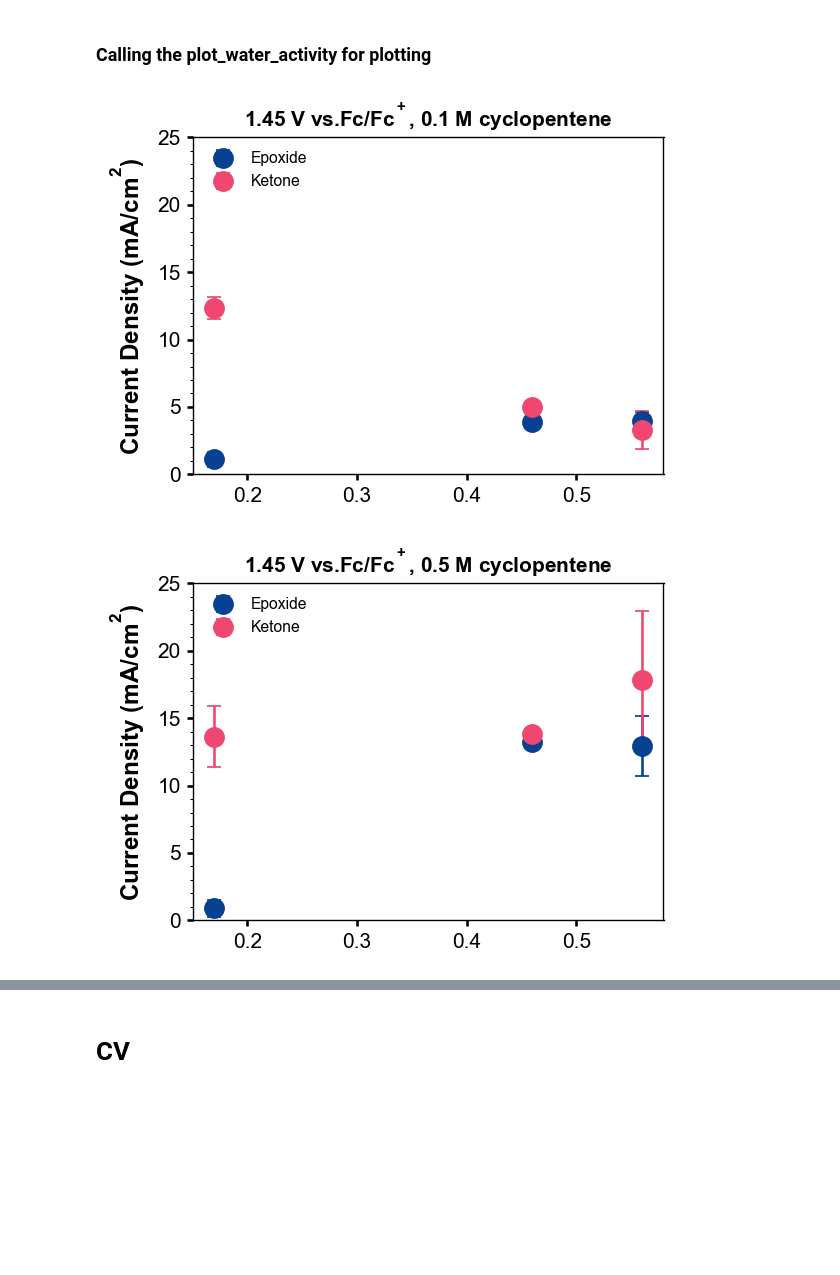
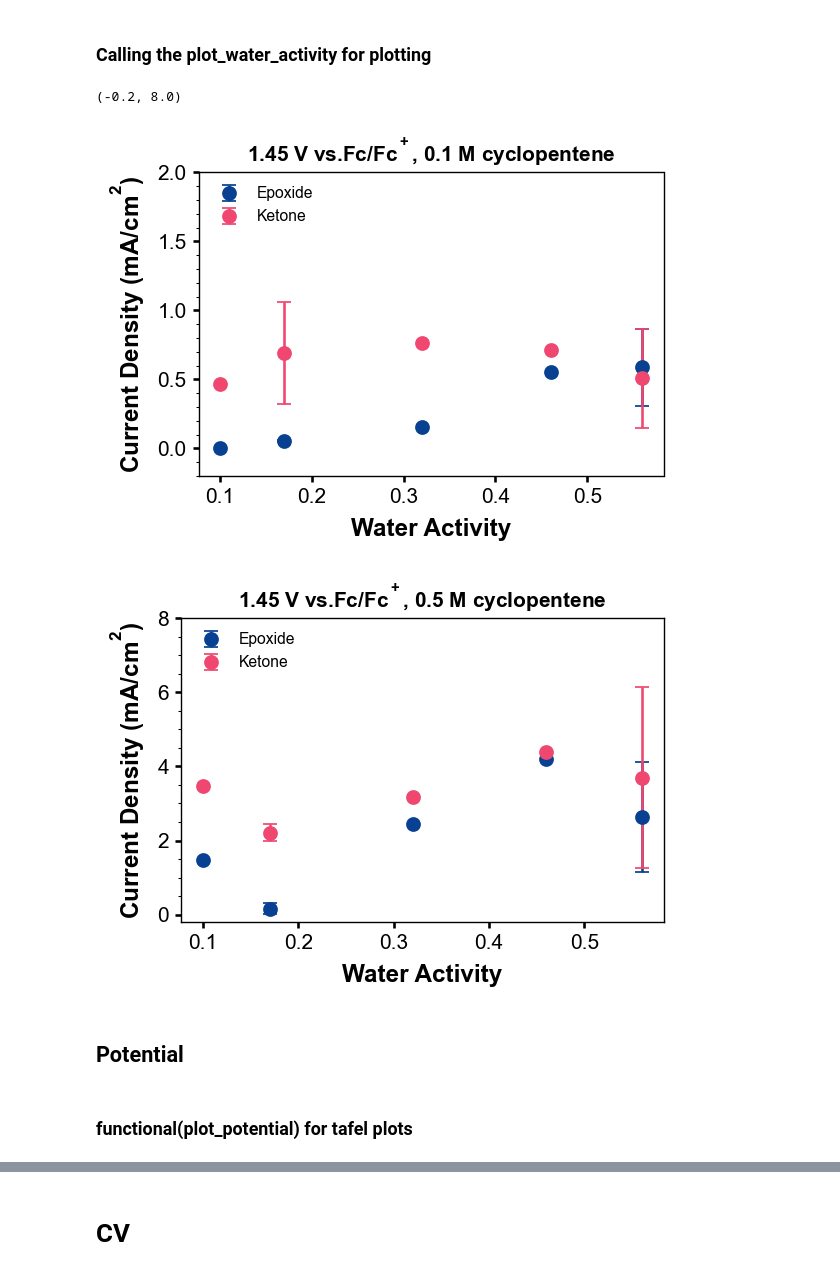
Before and after one commit to CJiang74/MnO_kinetics, a Jupyter notebook: MnO_kinetics.ipynb, the cells around one changed output, grey strips where cells are left out. Drawn from its saved outputs; the diff is of its cells as text; code cells hidden in the pictures; blank space fills up the shorter version.

Commit message:
add potential & fix yaxis values

```diff
--- a/MnO_kinetics.ipynb
+++ b/MnO_kinetics.ipynb
@@ -193,29 +200,33 @@ def plot_cyclopentene(df, potential, activity_water):
         df_cyclopentene["conc_cyclopentene"],
         df_cyclopentene["j_epoxide"]["mean"],
         yerr=df_cyclopentene["j_epoxide"]["std"],
-        fmt="o",
+        fmt=".",
         label="Epoxide",
         c=c_e,
+        markersize=15,
     )
     ax.errorbar(
         df_cyclopentene["conc_cyclopentene"],
         df_cyclopentene["j_ketone"]["mean"],
         yerr=df_cyclopentene["FE_ketone"]["std"],
-        fmt="o",
+        fmt=".",
         label="Ketone",
         c=c_k,
+        markersize=15,
     )
     ax.set_ylabel("Current Density (mA/$cm^2$)", fontweight="bold")
+    ax.set_xlabel("Cyclopentene Concentration (M)", fontweight="bold")
     ax.set_title(f"{potential} V vs.Fc/Fc$^+$, a$_w$ = {activity_water}")
     ax.set_ylim(0, 10)
     ax.yaxis.set_minor_locator(AutoMinorLocator())
-    ax.legend (loc = "upper left")
+    ax.legend(loc="upper left")
 
-    ax
+    return ax
 # %% [markdown]
 ### Calling plot_cyclopentene for plotting
 # %%
-plot_cyclopentene(df_init, 1.45, 0.17)
+ax = plot_cyclopentene(df_init, 1.45, 0.17)
+ax.set_ylim(-0.2,6)
 plot_cyclopentene(df_init, 1.45, 0.46)
 plot_cyclopentene(df_init, 1.45, 0.56)
 # %% [output]
@@ -248,35 +260,42 @@ def plot_water_activity(df, potential, conc_cyclopentene):
         .reset_index()
     )
     fig, ax = plt.subplots()
-
-
     ax.errorbar(
         df_water_activity["activity_water"],
-        df_water_activity["FE_epoxide"]["mean"],
-        yerr=df_water_activity["FE_epoxide"]["std"],
-        fmt="o",
+        df_water_activity["j_epoxide"]["mean"],
+        yerr=df_water_activity["j_epoxide"]["std"],
+        fmt=".",
         label="Epoxide",
-        c=c_e,
+        c=c_e,markersize=15
     )
     ax.errorbar(
         df_water_activity["activity_water"],
-        df_water_activity["FE_ketone"]["mean"],
-        yerr=df_water_activity["FE_ketone"]['std'],
-        fmt="o",
+        df_water_activity["j_ketone"]["mean"],
+        yerr=df_water_activity["j_ketone"]['std'],
+        fmt=".",
         label="Ketone",
-        c=c_k,
+        c=c_k,markersize=15
     )
     ax.set_ylabel("Current Density (mA/$cm^2$)", fontweight="bold")
+    ax.set_xlabel("Water Activity", fontweight="bold")
     ax.set_title(f"{potential} V vs.Fc/Fc$^+$, {conc_cyclopentene} M cyclopentene")
-    ax.set_ylim(0, 25)
+    ax.set_ylim(0, 8)
     ax.yaxis.set_minor_locator(AutoMinorLocator())
     ax.legend (loc = "upper left")
-    ax
+    return ax
 # %% [markdown]
 ### Calling the plot_water_activity for plotting
 # %%
-plot_water_activity(df_init, 1.45, 0.1)
-plot_water_activity(df_init, 1.45, 0.5)
+ax = plot_water_activity(df_init, 1.45, 0.1)
+#set the y-axis limit to 2
+ax.set_ylim(-0.2, 2)
+ax1 = plot_water_activity(df_init, 1.45, 0.5)
+ax1.set_ylim(-0.2, 8)
 # %% [output]
+(-0.2, 8.0)
-[figure, old version]
+[figure, new version]
-[figure, old version]
+[figure, new version]
+# %% [markdown]
+## Potential
+# %% [markdown]
+### functional(plot_potential) for tafel plots
```
Also changed, not shown: parts of 7 cells of this notebook.
